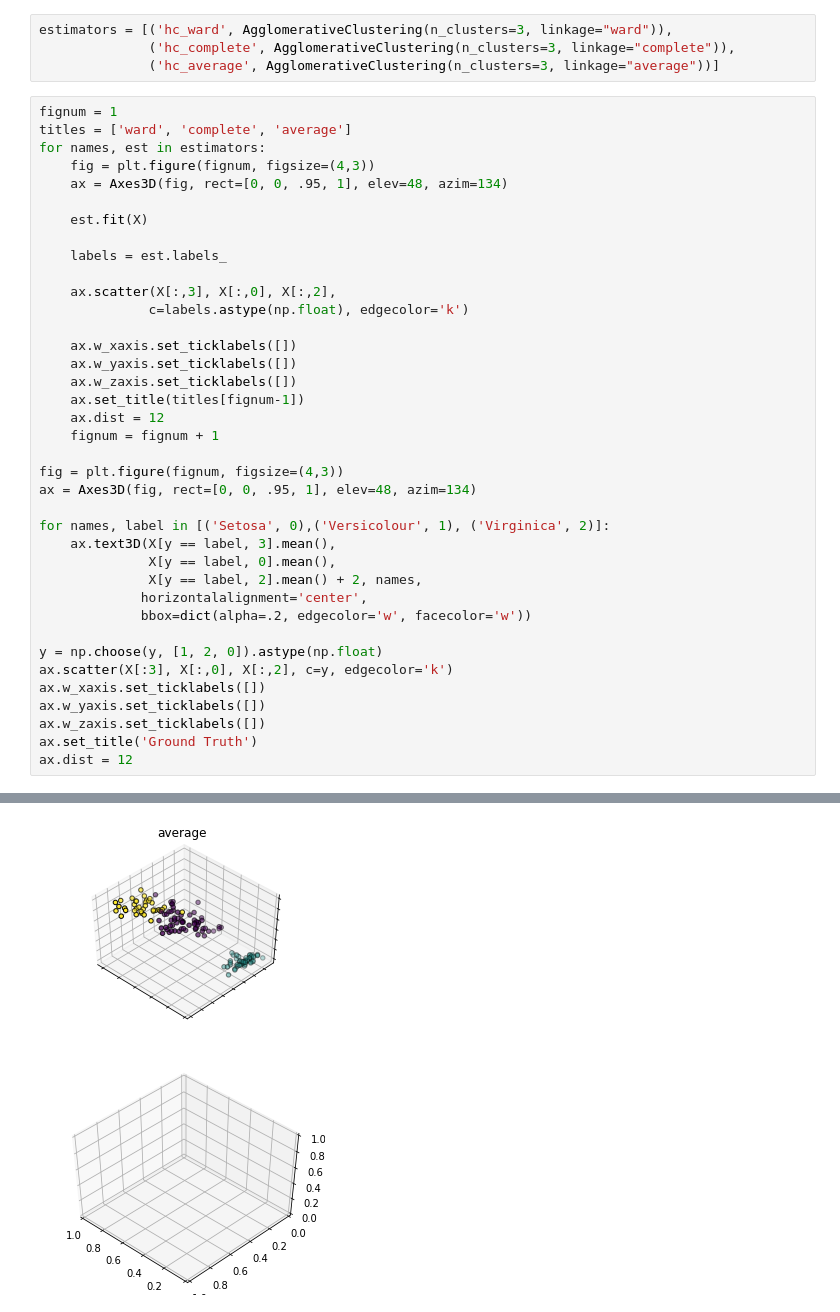
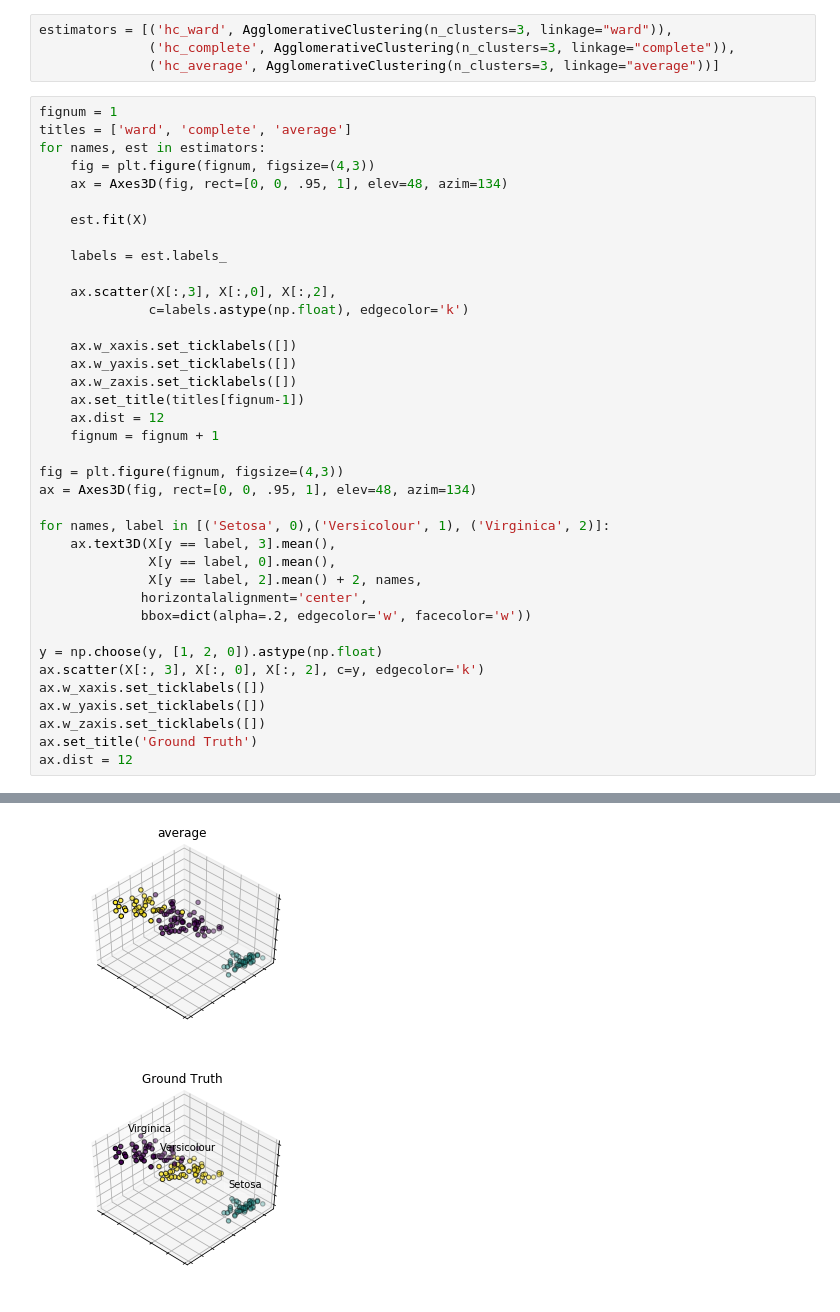
Before and after one commit to kueiwen/The-4th-ML100Days, a Jupyter notebook: homework/Day_057_HW.ipynb, the cells around one changed output, grey strips where cells are left out. Drawn from its saved outputs; the diff is of its cells as text.

```diff
--- a/homework/Day_057_HW.ipynb
+++ b/homework/Day_057_HW.ipynb
@@ -50,7 +50,7 @@ for names, label in [('Setosa', 0),('Versicolour', 1), ('Virginica', 2)]:
              bbox=dict(alpha=.2, edgecolor='w', facecolor='w'))
 
 y = np.choose(y, [1, 2, 0]).astype(np.float)
-ax.scatter(X[:3], X[:,0], X[:,2], c=y, edgecolor='k')
+ax.scatter(X[:, 3], X[:, 0], X[:, 2], c=y, edgecolor='k')
 ax.w_xaxis.set_ticklabels([])
 ax.w_yaxis.set_ticklabels([])
 ax.w_zaxis.set_ticklabels([])
@@ -61,4 +60,4 @@ ValueError: shape mismatch: objects cannot be broadcast to a single shape
 [figure]
 [figure]
 [figure]
-[figure, old version]
+[figure, new version]
```
Also changed, not shown: parts of 1 cell of this notebook, 3 other files.
